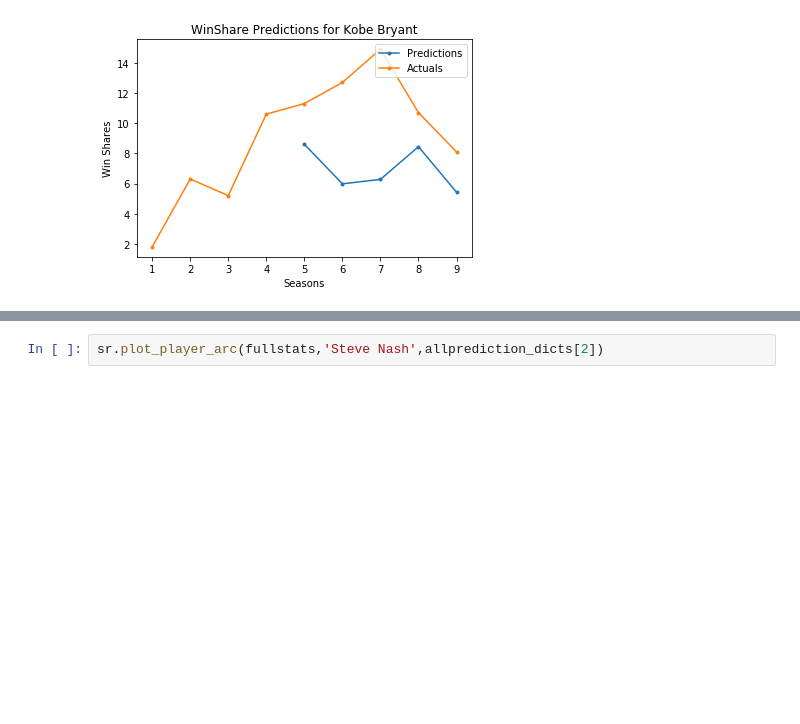
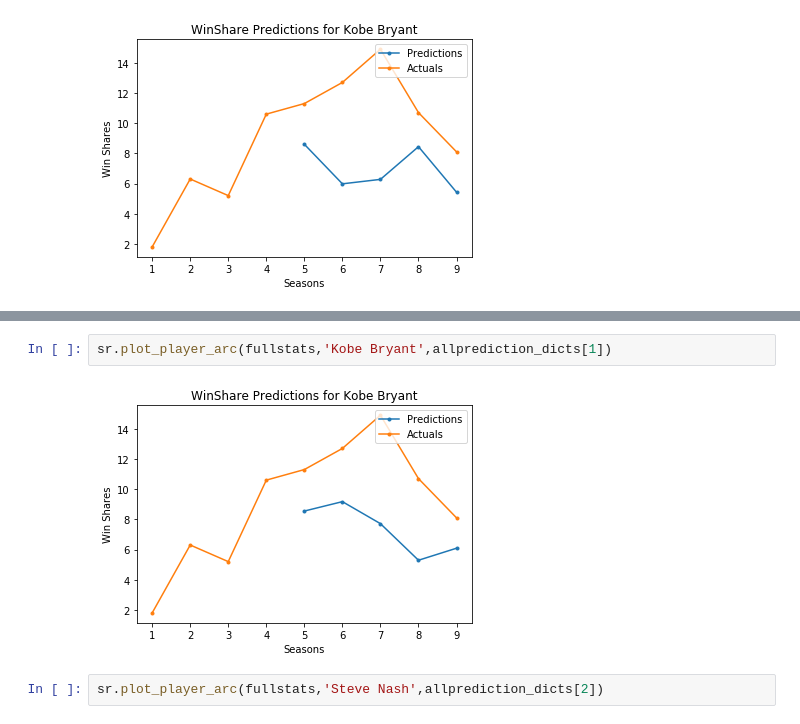
Before and after one commit to KirkAVoss/kv-capstone, a Jupyter notebook: NBAwinshare/2018.11.29_KV_Work.ipynb, the cells around one changed output, grey strips where cells are left out. Drawn from its saved outputs; the diff is of its cells as text; blank space fills up the shorter version.

```diff
--- a/NBAwinshare/2018.11.29_KV_Work.ipynb
+++ b/NBAwinshare/2018.11.29_KV_Work.ipynb
@@ -115,3 +123,7 @@ sr.plot_player_arc(fullstats,'Kobe Bryant',allprediction_dicts[2])
+# %%
+sr.plot_player_arc(fullstats,'Kobe Bryant',allprediction_dicts[1])
+# %% [output]
+[figure, added]
 # %%
 sr.plot_player_arc(fullstats,'Steve Nash',allprediction_dicts[2])
 # %% [output]
```
Also changed, not shown: parts of 16 cells of this notebook, 1 other file.
